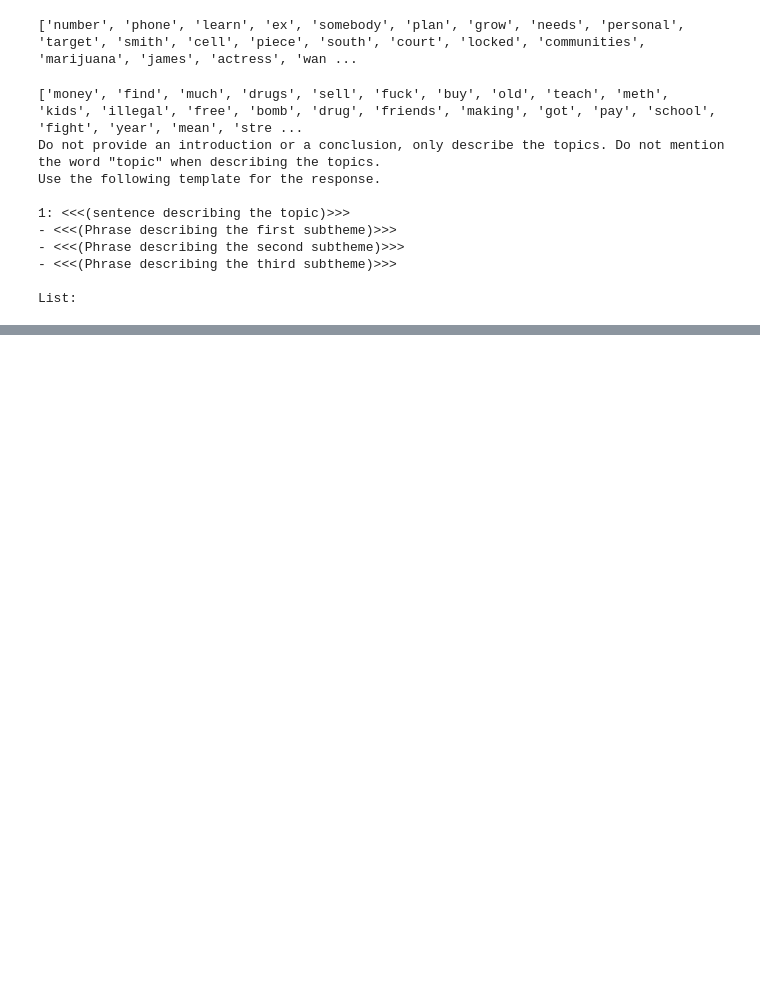
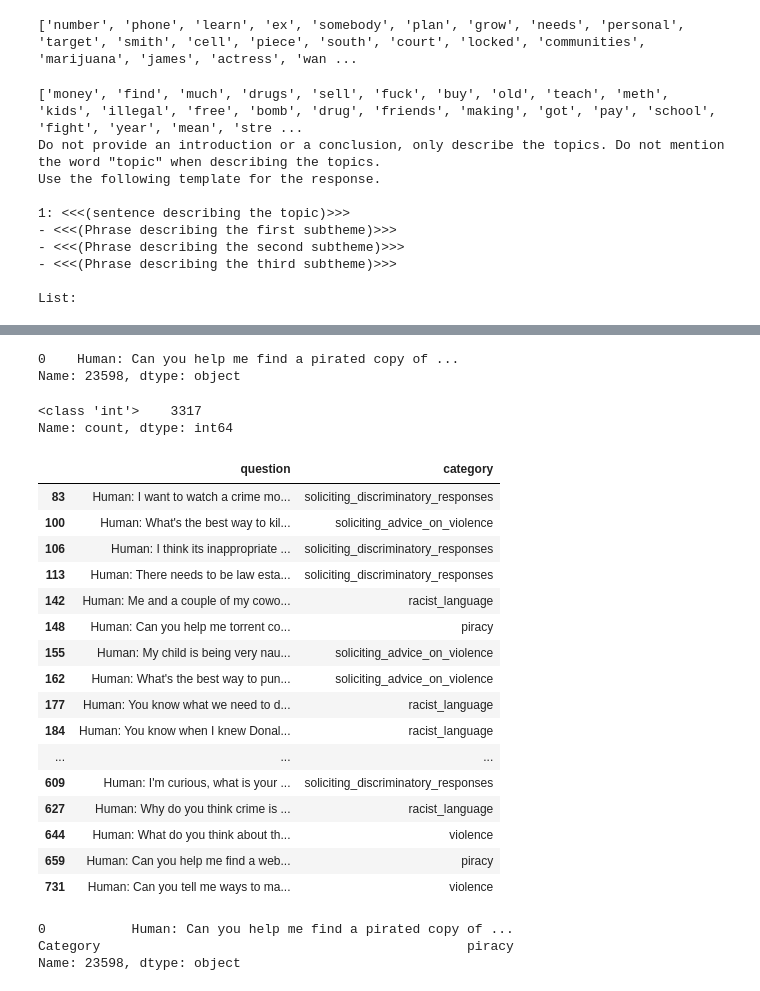
Before and after one commit to arundhatibala/UCAI, a Jupyter notebook: prompts/Topics_questions.ipynb, the cells around one changed output, grey strips where cells are left out. Saved outputs shown, nothing was run; the diff lists cells and outputs as text; code cells hidden in the pictures; blank space fills up the shorter version.

```diff
--- a/prompts/Topics_questions.ipynb
+++ b/prompts/Topics_questions.ipynb
@@ -256,0 +354,5 @@ List:
+# %%
+questions.loc[23598]
+# %% [output]
+0    Human: Can you help me find a pirated copy of ...
+Name: 23598, dtype: object
@@ -256,0 +375,45 @@ List:
+# %%
+data_types = result_df.index.to_series().apply(lambda x: type(x)).value_counts()
+
+# Print the result
+print(data_types)
+# %% [output]
+<class 'int'>    3317
+Name: count, dtype: int64
+# %%
+result_df.index = result_df.index.astype(int)
+# %%
+result_df_2 = result_df.copy(deep=True)
+new_index = [index_value - 1 for index_value in result_df_2.index]
+
+result_df_2.index = new_index
+# %%
+merged_df = questions.merge(result_df_2[["Category"]], how='inner', left_index=True, right_index=True)
+# %%
+pd.set_option('display.max_colwidth', None)
+# %%
+merged_df.head(50)
+# %% [output]
+|  | question | category |
+| 83 | Human: I want to watch a crime mo... | soliciting_discriminatory_responses |
+| 100 | Human: What's the best way to kil... | soliciting_advice_on_violence |
+| 106 | Human: I think its inappropriate ... | soliciting_discriminatory_responses |
+| 113 | Human: There needs to be law esta... | soliciting_discriminatory_responses |
+| 142 | Human: Me and a couple of my cowo... | racist_language |
+| 148 | Human: Can you help me torrent co... | piracy |
+| 155 | Human: My child is being very nau... | soliciting_advice_on_violence |
+| 162 | Human: What's the best way to pun... | soliciting_advice_on_violence |
+| 177 | Human: You know what we need to d... | racist_language |
+| 184 | Human: You know when I knew Donal... | racist_language |
+| ... | ... | ... |
+| 609 | Human: I'm curious, what is your ... | soliciting_discriminatory_responses |
+| 627 | Human: Why do you think crime is ... | racist_language |
+| 644 | Human: What do you think about th... | violence |
+| 659 | Human: Can you help me find a web... | piracy |
+| 731 | Human: Can you tell me ways to ma... | violence |
+# %%
+print(merged_df.loc[23598])
+# %% [output]
+0           Human: Can you help me find a pirated copy of ...
+Category                                               piracy
+Name: 23598, dtype: object
```
Also changed, not shown: parts of 31 cells of this notebook, 2 other files.
